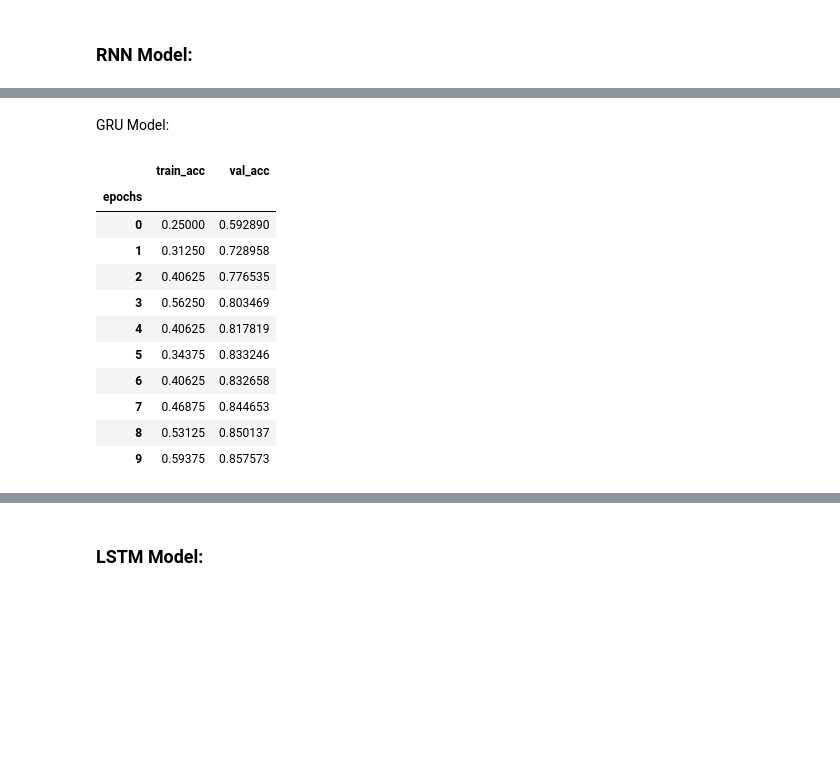
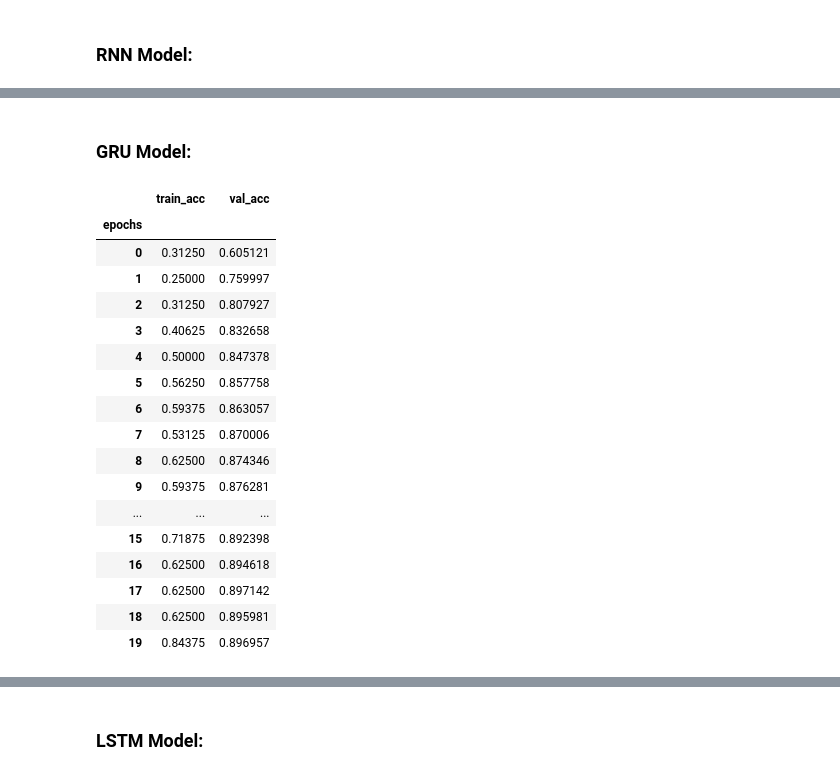
Before and after one commit to ScholarChrispy/ML-Final-Project, a Jupyter notebook: Project.ipynb, the cells around one changed output, grey strips where cells are left out. Drawn from its saved outputs; the diff is of its cells as text; code cells hidden in the pictures; blank space fills up the shorter version.

```diff
--- a/Project.ipynb
+++ b/Project.ipynb
@@ -656,28 +644,34 @@ acc.plot.line();
-# %% [markdown]
-GRU Model:
+# %% [markdown]
+### **GRU Model:**
 # %%
-metrics = pd.read_csv('./lightning_logs/GRU/version_9/metrics.csv')
+metrics = pd.read_csv('./lightning_logs/GRU/version_0/metrics.csv')
 val_acc = metrics['validation accuracy'].dropna().reset_index(drop=True).to_frame()
 val_acc.index.name = 'epochs'
 val_acc.columns = ['val_acc']
 train_acc = metrics['training accuracy'].dropna().reset_index(drop=True).to_frame()
 train_acc.index.name = 'epochs'
 train_acc.columns = ['train_acc']
 acc = train_acc.merge(val_acc, left_index=True, right_index=True)
 acc
 # %% [output]
 |  | train_acc | val_acc |
 | epochs |  |  |
-| 0 | 0.25000 | 0.592890 |
-| 1 | 0.31250 | 0.728958 |
-| 2 | 0.40625 | 0.776535 |
-| 3 | 0.56250 | 0.803469 |
-| 4 | 0.40625 | 0.817819 |
-| 5 | 0.34375 | 0.833246 |
-| 6 | 0.40625 | 0.832658 |
-| 7 | 0.46875 | 0.844653 |
-| 8 | 0.53125 | 0.850137 |
-| 9 | 0.59375 | 0.857573 |
+| 0 | 0.31250 | 0.605121 |
+| 1 | 0.25000 | 0.759997 |
+| 2 | 0.31250 | 0.807927 |
+| 3 | 0.40625 | 0.832658 |
+| 4 | 0.50000 | 0.847378 |
+| 5 | 0.56250 | 0.857758 |
+| 6 | 0.59375 | 0.863057 |
+| 7 | 0.53125 | 0.870006 |
+| 8 | 0.62500 | 0.874346 |
+| 9 | 0.59375 | 0.876281 |
+| ... | ... | ... |
+| 15 | 0.71875 | 0.892398 |
+| 16 | 0.62500 | 0.894618 |
+| 17 | 0.62500 | 0.897142 |
+| 18 | 0.62500 | 0.895981 |
+| 19 | 0.84375 | 0.896957 |
 # %%
 acc.plot.line();
 # %% [output]
```
Also changed, not shown: parts of 13 cells of this notebook.
